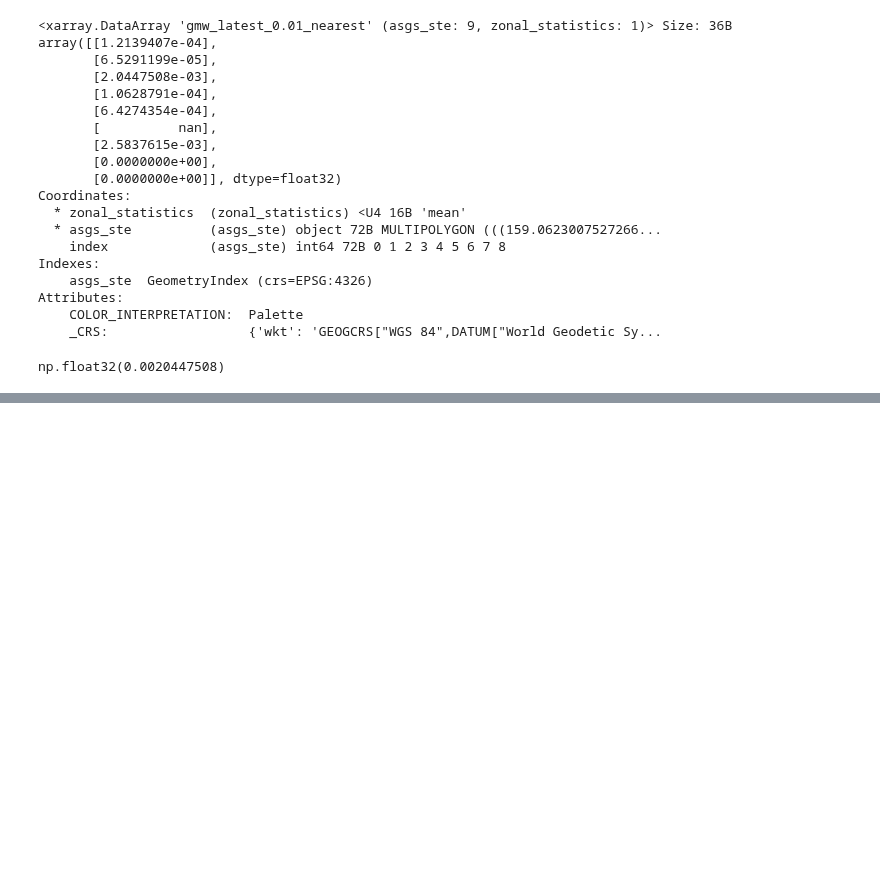
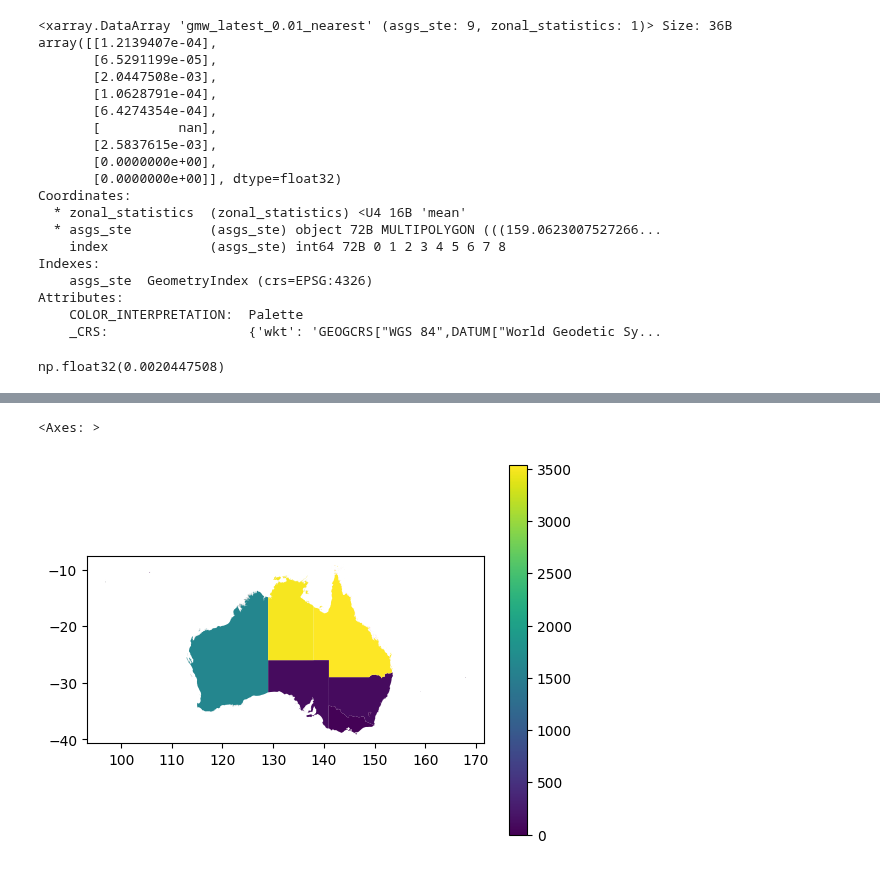
Before and after one commit to SustainableDevelopmentReform/csdr-cloud-spatial, a Jupyter notebook: datasets/global-mangrove-watch-annual-extent/notebook.ipynb, the cells around one changed output, grey strips where cells are left out. Drawn from its saved outputs; the diff is of its cells as text; code cells hidden in the pictures; blank space fills up the shorter version.

```diff
--- a/datasets/global-mangrove-watch-annual-extent/notebook.ipynb
+++ b/datasets/global-mangrove-watch-annual-extent/notebook.ipynb
@@ -210,0 +254,10 @@ np.float32(0.0020447508)
+# %%
+# Read in geoparquet to calculate (rough) area of each state
+import geopandas as gpd
+
+gmw_mean = gpd.read_parquet("out/gmw_mean.parquet")
+
+# Multiply columns "AREASQKM21" and "gmw_latest_0.01_nearest" to get rough area of mangroves in each state
+gmw_mean["mangrove_area"] = gmw_mean["AREASQKM21"] * gmw_mean["gmw_latest_0.01_nearest"]
+
+gmw_mean
@@ -210,0 +276,6 @@ np.float32(0.0020447508)
+# %%
+# Plot
+gmw_mean.plot(column="mangrove_area", legend=True)
+# %% [output]
+<Axes: >
+[figure, added]
```
Also changed, not shown: parts of 6 cells of this notebook.
